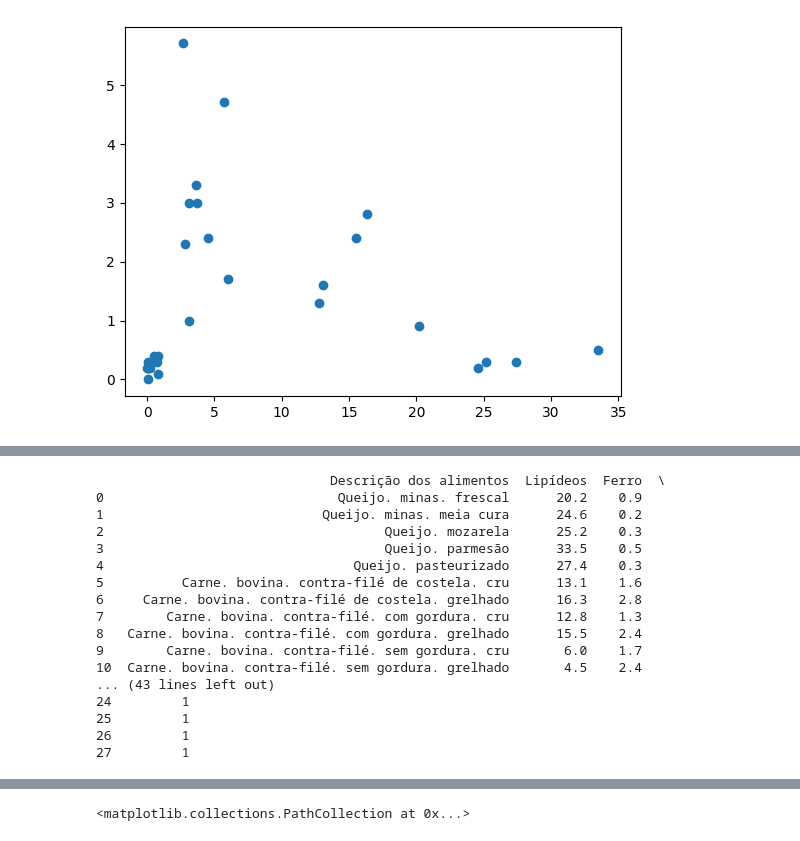
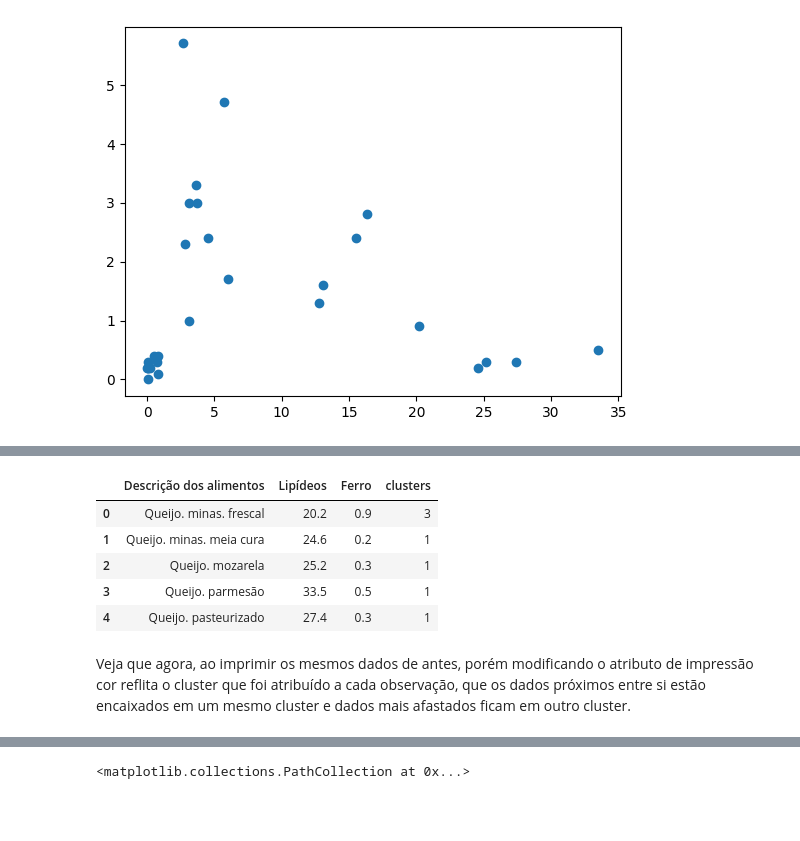
Before and after one commit to diegonogare/MachineLearning, a Jupyter notebook: 4.2_KMeans_Alimento.ipynb, the cells around one changed output, grey strips where cells are left out. Cells and saved outputs as stored; diff of their text form; code cells hidden in the pictures; blank space fills up the shorter version.

```diff
--- a/4.2_KMeans_Alimento.ipynb
+++ b/4.2_KMeans_Alimento.ipynb
@@ -65,26 +101,17 @@ KMeans(n_clusters=4)
 # %%
 dados2=dados
 dados2['clusters'] = cluster.labels_
 
-print(dados2)
+dados2.head()
 # %% [output]
-                              Descrição dos alimentos  Lipídeos  Ferro  \
-0                              Queijo. minas. frescal      20.2    0.9
-1                            Queijo. minas. meia cura      24.6    0.2
-2                                    Queijo. mozarela      25.2    0.3
-3                                    Queijo. parmesão      33.5    0.5
-4                                Queijo. pasteurizado      27.4    0.3
-5          Carne. bovina. contra-filé de costela. cru      13.1    1.6
-6     Carne. bovina. contra-filé de costela. grelhado      16.3    2.8
-7        Carne. bovina. contra-filé. com gordura. cru      12.8    1.3
-8   Carne. bovina. contra-filé. com gordura. grelhado      15.5    2.4
-9        Carne. bovina. contra-filé. sem gordura. cru       6.0    1.7
-10  Carne. bovina. contra-filé. sem gordura. grelhado       4.5    2.4
-... (43 lines left out)
-24         1
-25         1
-26         1
-27         1
+|  | Descrição dos alimentos | Lipídeos | Ferro | clusters |
+| 0 | Queijo. minas. frescal | 20.2 | 0.9 | 3 |
+| 1 | Queijo. minas. meia cura | 24.6 | 0.2 | 1 |
+| 2 | Queijo. mozarela | 25.2 | 0.3 | 1 |
+| 3 | Queijo. parmesão | 33.5 | 0.5 | 1 |
+| 4 | Queijo. pasteurizado | 27.4 | 0.3 | 1 |
+# %% [markdown]
+Veja que agora, ao imprimir os mesmos dados de antes, porém modificando o atributo de impressão cor reflita o cluster que foi atribuído a cada observação, que os dados próximos entre si estão encaixados em um mesmo cluster e dados mais afastados ficam em outro cluster.
 # %%
 cores = {0:'cornflowerblue',1:'slateblue',2:'lightseagreen',3:'coral',4:'hotpink'}
 
```
Also changed, not shown: parts of 17 cells of this notebook.
